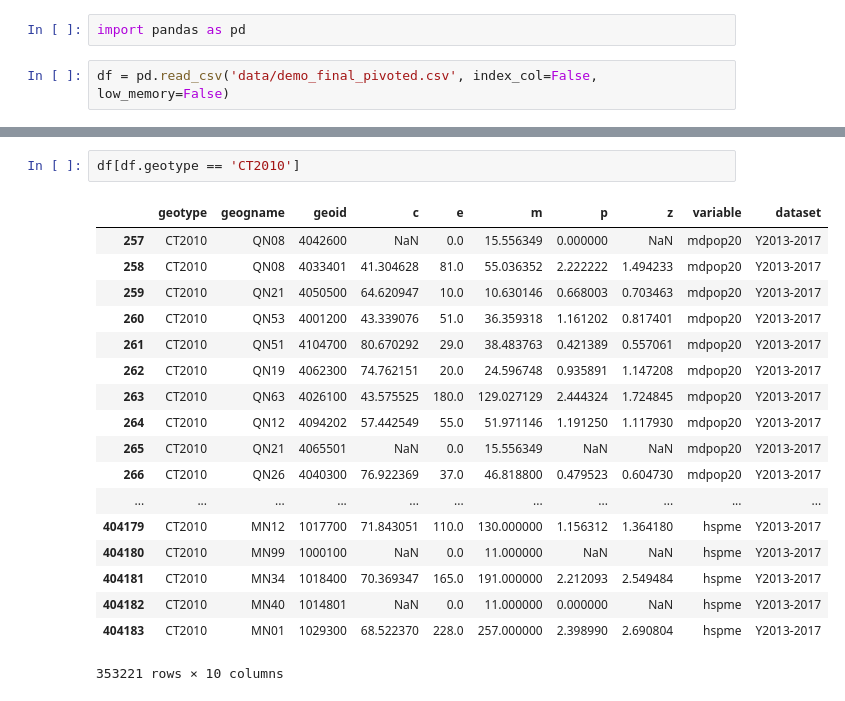
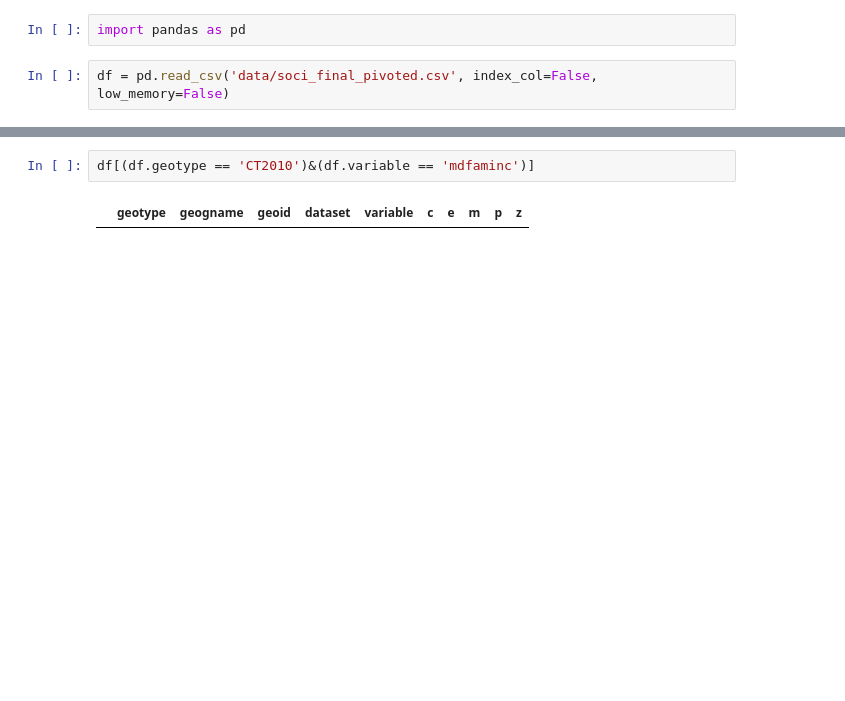
Before and after one commit to NYCPlanning/db-acs, a Jupyter notebook: qaqc.ipynb, the cells around one changed output, grey strips where cells are left out. Saved outputs shown, nothing was run; the diff lists cells and outputs as text; blank space fills up the shorter version.

```diff
--- a/qaqc.ipynb
+++ b/qaqc.ipynb
@@ -1,5 +1,5 @@
 # %%
 import pandas as pd
 # %%
-df = pd.read_csv('data/demo_final_pivoted.csv', index_col=False, low_memory=False)
+df = pd.read_csv('data/soci_final_pivoted.csv', index_col=False, low_memory=False)
 # %%
@@ -10,21 +13,4 @@ df[(df.geoid == '1018400')&(df.variable == 'mdage')]
 # %%
-df[df.geotype == 'CT2010']
+df[(df.geotype == 'CT2010')&(df.variable == 'mdfaminc')]
 # %% [output]
-|  | geotype | geogname | geoid | c | e | m | p | z | variable | dataset |
-| 257 | CT2010 | QN08 | 4042600 | NaN | 0.0 | 15.556349 | 0.000000 | NaN | mdpop20 | Y2013-2017 |
-| 258 | CT2010 | QN08 | 4033401 | 41.304628 | 81.0 | 55.036352 | 2.222222 | 1.494233 | mdpop20 | Y2013-2017 |
-| 259 | CT2010 | QN21 | 4050500 | 64.620947 | 10.0 | 10.630146 | 0.668003 | 0.703463 | mdpop20 | Y2013-2017 |
-| 260 | CT2010 | QN53 | 4001200 | 43.339076 | 51.0 | 36.359318 | 1.161202 | 0.817401 | mdpop20 | Y2013-2017 |
-| 261 | CT2010 | QN51 | 4104700 | 80.670292 | 29.0 | 38.483763 | 0.421389 | 0.557061 | mdpop20 | Y2013-2017 |
-| 262 | CT2010 | QN19 | 4062300 | 74.762151 | 20.0 | 24.596748 | 0.935891 | 1.147208 | mdpop20 | Y2013-2017 |
-| 263 | CT2010 | QN63 | 4026100 | 43.575525 | 180.0 | 129.027129 | 2.444324 | 1.724845 | mdpop20 | Y2013-2017 |
-| 264 | CT2010 | QN12 | 4094202 | 57.442549 | 55.0 | 51.971146 | 1.191250 | 1.117930 | mdpop20 | Y2013-2017 |
-| 265 | CT2010 | QN21 | 4065501 | NaN | 0.0 | 15.556349 | NaN | NaN | mdpop20 | Y2013-2017 |
-| 266 | CT2010 | QN26 | 4040300 | 76.922369 | 37.0 | 46.818800 | 0.479523 | 0.604730 | mdpop20 | Y2013-2017 |
-| ... | ... | ... | ... | ... | ... | ... | ... | ... | ... | ... |
-| 404179 | CT2010 | MN12 | 1017700 | 71.843051 | 110.0 | 130.000000 | 1.156312 | 1.364180 | hspme | Y2013-2017 |
-| 404180 | CT2010 | MN99 | 1000100 | NaN | 0.0 | 11.000000 | NaN | NaN | hspme | Y2013-2017 |
-| 404181 | CT2010 | MN34 | 1018400 | 70.369347 | 165.0 | 191.000000 | 2.212093 | 2.549484 | hspme | Y2013-2017 |
-| 404182 | CT2010 | MN40 | 1014801 | NaN | 0.0 | 11.000000 | 0.000000 | NaN | hspme | Y2013-2017 |
-| 404183 | CT2010 | MN01 | 1029300 | 68.522370 | 228.0 | 257.000000 | 2.398990 | 2.690804 | hspme | Y2013-2017 |
+|  | geotype | geogname | geoid | dataset | variable | c | e | m | p | z |
-353221 rows × 10 columns
```
Also changed, not shown: parts of 2 cells of this notebook, 6 other files.
